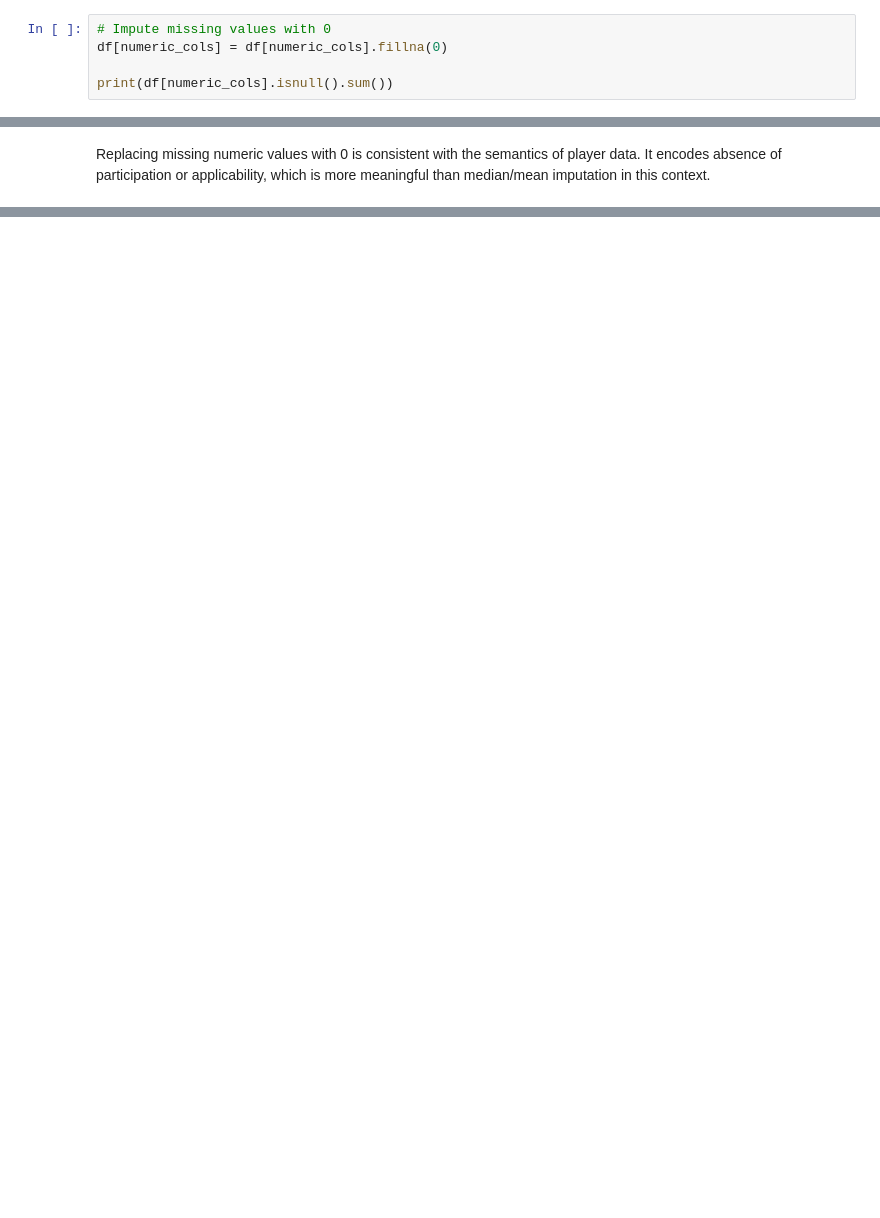
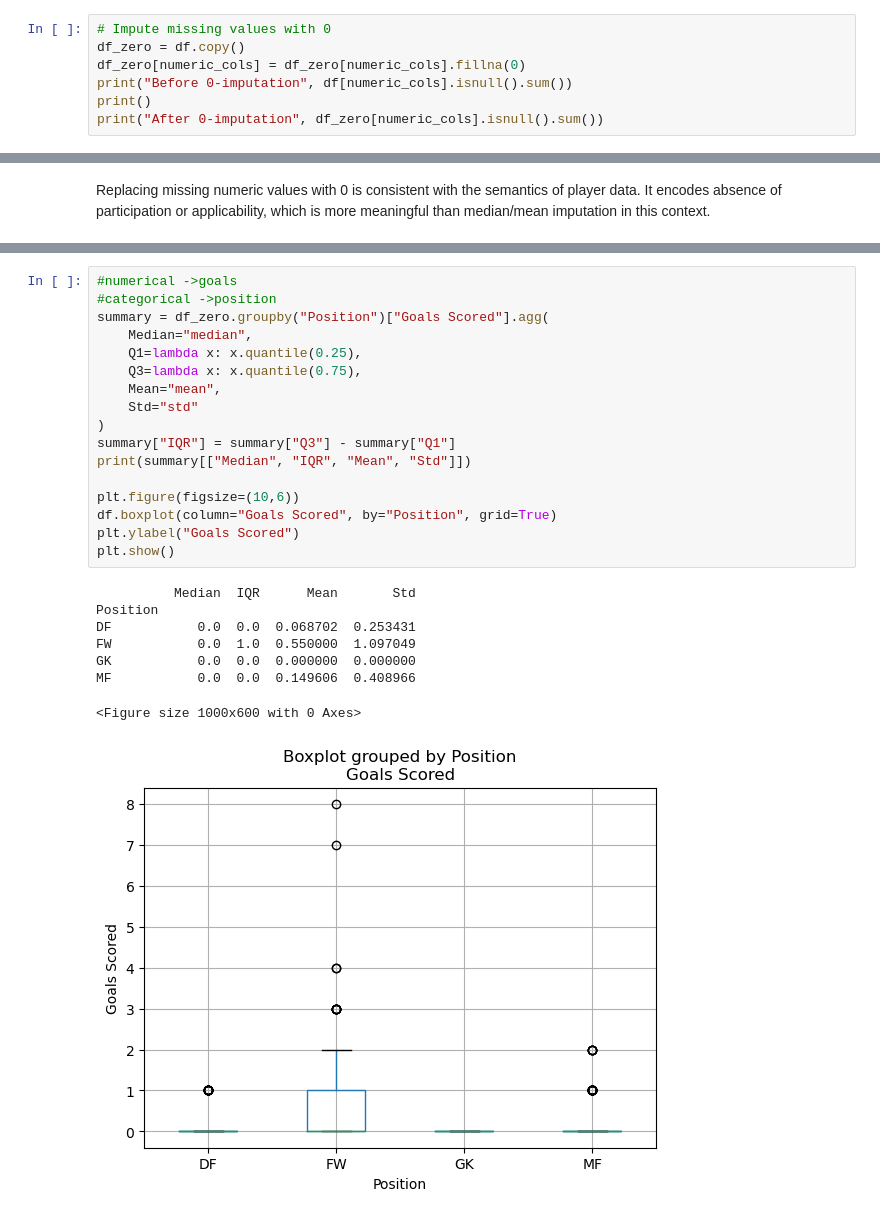
Before and after one commit to SamUM13/UM_WQD7013StatisticsforDS_Assignment1, a Jupyter notebook: 7013_Ass1.ipynb, the cells around one changed output, grey strips where cells are left out. Cells and saved outputs as stored; diff of their text form; blank space fills up the shorter version.

```diff
--- a/7013_Ass1.ipynb
+++ b/7013_Ass1.ipynb
@@ -205,7 +272,9 @@ For example, when doing 'df[col].method(value, inplace=True)', try using 'df.met
 Median is robust to skew and outliers and avoids bias from dropping rows. Median Imputation is suitable while handling MAR and the distribution is skewed.
 # %%
 # Impute missing values with 0
-df[numeric_cols] = df[numeric_cols].fillna(0)
-
-print(df[numeric_cols].isnull().sum())
+df_zero = df.copy()
+df_zero[numeric_cols] = df_zero[numeric_cols].fillna(0)
+print("Before 0-imputation", df[numeric_cols].isnull().sum())
+print()
+print("After 0-imputation", df_zero[numeric_cols].isnull().sum())
 # %% [output]
@@ -265,0 +551,26 @@ Clean Sheets                          1.144963               7.597249
+# %%
+#numerical ->goals
+#categorical ->position
+summary = df_zero.groupby("Position")["Goals Scored"].agg(
+    Median="median",
+    Q1=lambda x: x.quantile(0.25),
+    Q3=lambda x: x.quantile(0.75),
+    Mean="mean",
+    Std="std"
+)
+summary["IQR"] = summary["Q3"] - summary["Q1"]
+print(summary[["Median", "IQR", "Mean", "Std"]])
+
+plt.figure(figsize=(10,6))
+df.boxplot(column="Goals Scored", by="Position", grid=True)
+plt.ylabel("Goals Scored")
+plt.show()
+# %% [output]
+          Median  IQR      Mean       Std
+Position
+DF           0.0  0.0  0.068702  0.253431
+FW           0.0  1.0  0.550000  1.097049
+GK           0.0  0.0  0.000000  0.000000
+MF           0.0  0.0  0.149606  0.408966
+<Figure size 1000x600 with 0 Axes>
+[figure, added]
```
Also changed, not shown: parts of 24 cells of this notebook.
